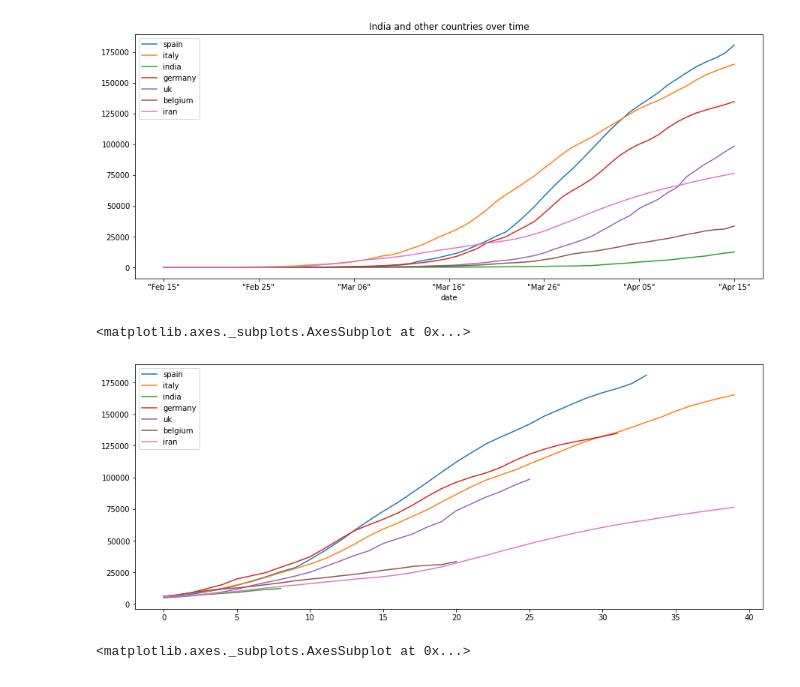
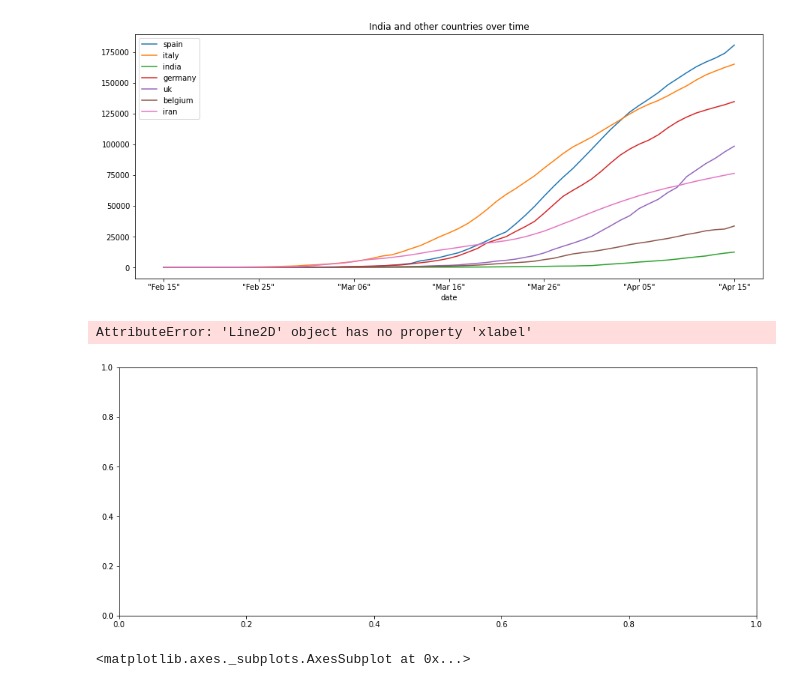
Before and after one commit to jnbhanuprakash13/corona_data, a Jupyter notebook: corona.ipynb, the cells around one changed output. Saved outputs shown, nothing was run; the diff lists cells and outputs as text; code cells hidden in the pictures.

```diff
--- a/corona.ipynb
+++ b/corona.ipynb
@@ -64,10 +64,10 @@ new_data=pd.DataFrame(l)
 new_data=new_data.transpose()
 new_data.columns = countries
 # %%
-new_data.plot(figsize=(15,6))
+new_data.plot(figsize=(15,6),xlabel='a')
 # %% [output]
-<matplotlib.axes._subplots.AxesSubplot at 0x...>
+AttributeError: 'Line2D' object has no property 'xlabel'
-[figure, old version]
+[figure, new version]
 # %%
 new_data.dropna().plot(figsize=(15,6))
 # %% [output]
```
Also changed, not shown: 2 other files.
